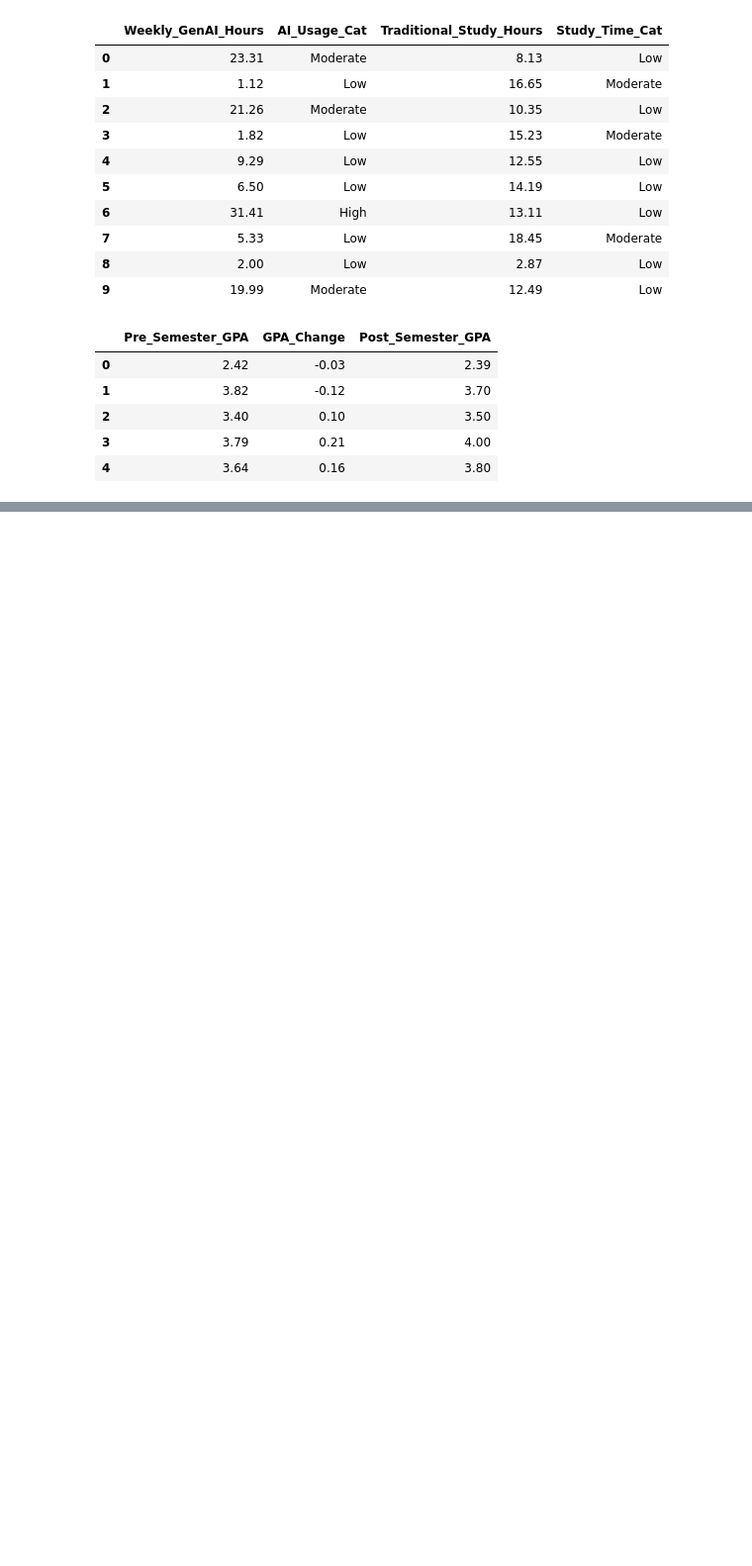
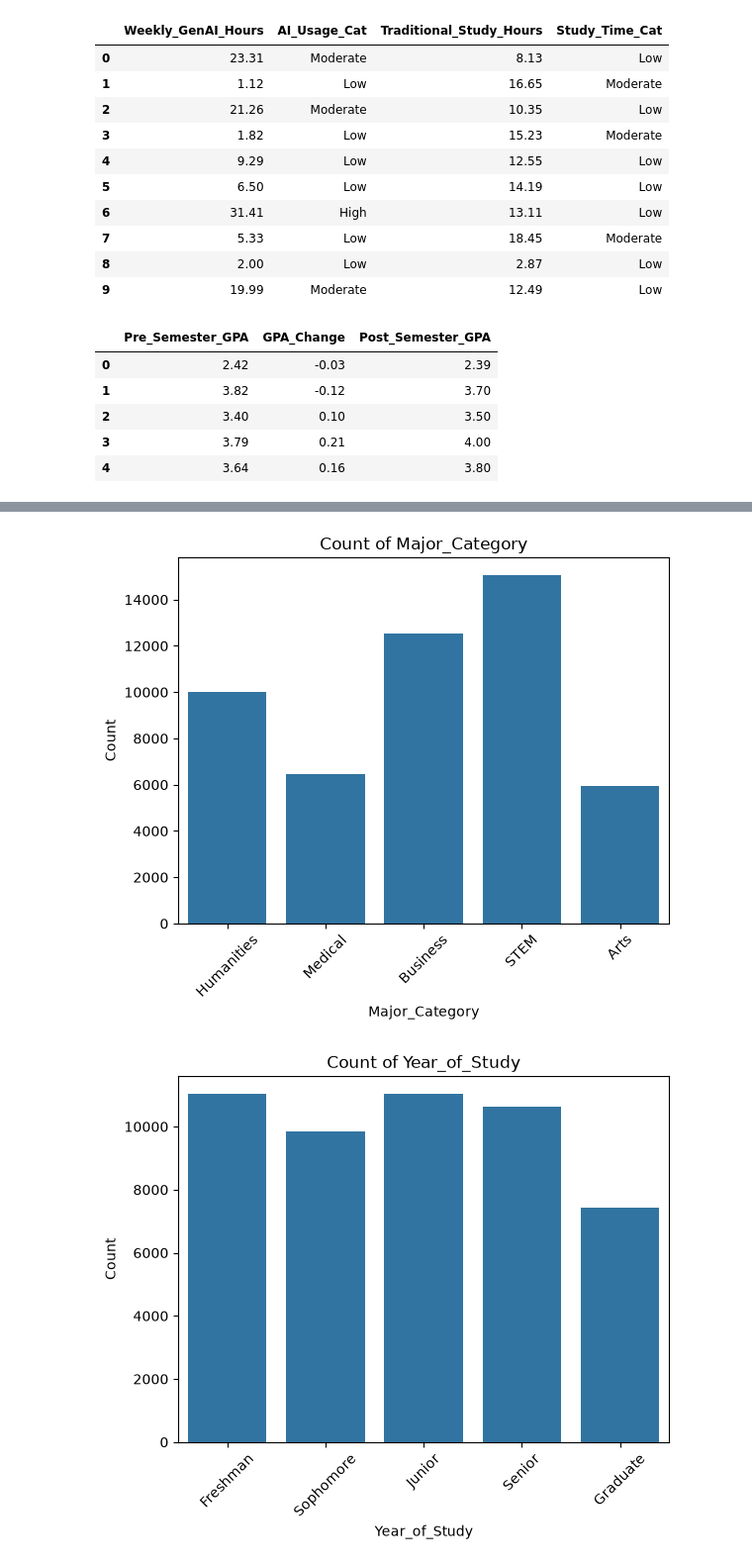
Before and after one commit to M3rkvry/gen_ai_student_impact_prj, a Jupyter notebook: analysis.ipynb, the cells around one changed output, grey strips where cells are left out. Shown at 99% size. Drawn from its saved outputs; the diff is of its cells as text; code cells hidden in the pictures; blank space fills up the shorter version.

```diff
--- a/analysis.ipynb
+++ b/analysis.ipynb
@@ -274,0 +346,14 @@ for column in data.drop(columns = ['Student_ID']).select_dtypes(include=[float])
+# %%
+countplot_cols = ['Major_Category', 'Year_of_Study', 'Pre_Sem_Letter_Grade', 'Post_Sem_Letter_Grade', 'Primary_Use_Case',
+             'AI_Usage_Cat', 'Study_Time_Cat', 'Prompt_Engineering_Skill', 'Tool_Diversity', 'Anxiety_Level_During_Exams']
+
+for col in countplot_cols:
+    sns.countplot(data=data, x=col)
+    plt.title(f'Count of {col}')
+    plt.xlabel(col)
+    plt.ylabel('Count')
+    plt.xticks(rotation=45)
+    plt.show()
+# %% [output]
+[figure, added]
+[figure, added]
```
Also changed, not shown: parts of 17 cells of this notebook, 1 other file.
